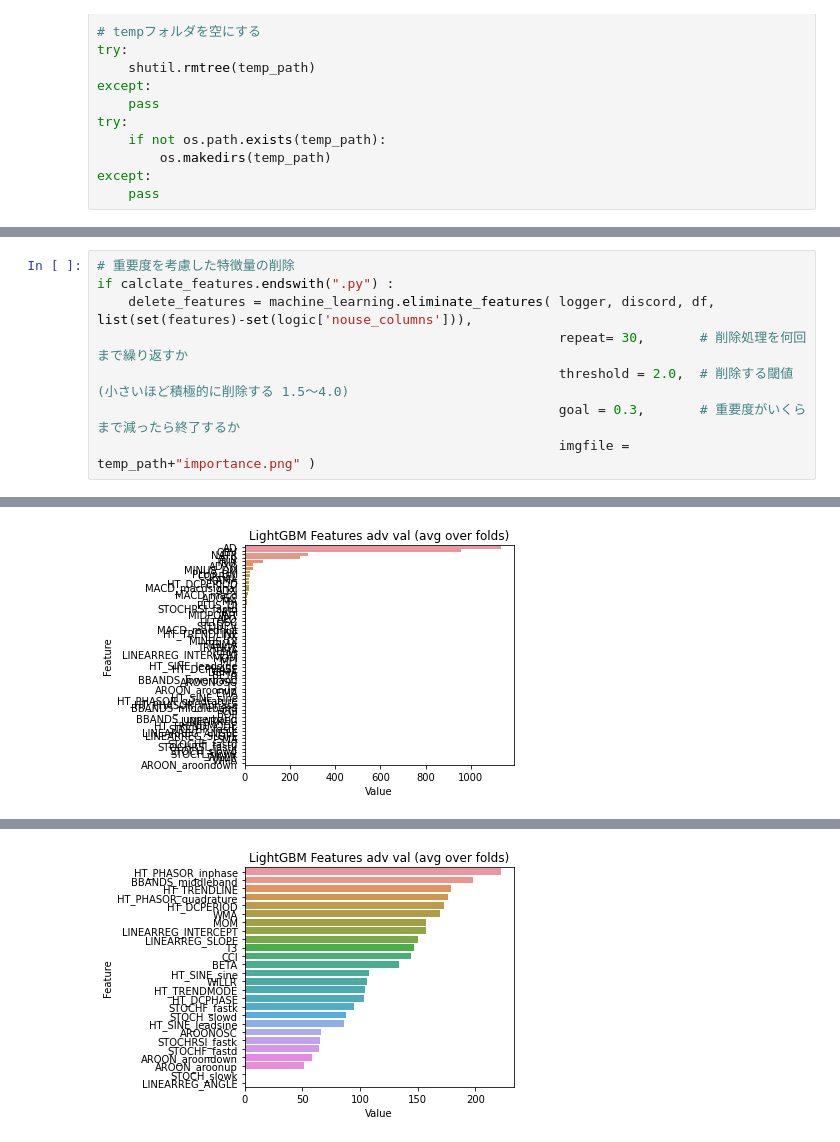
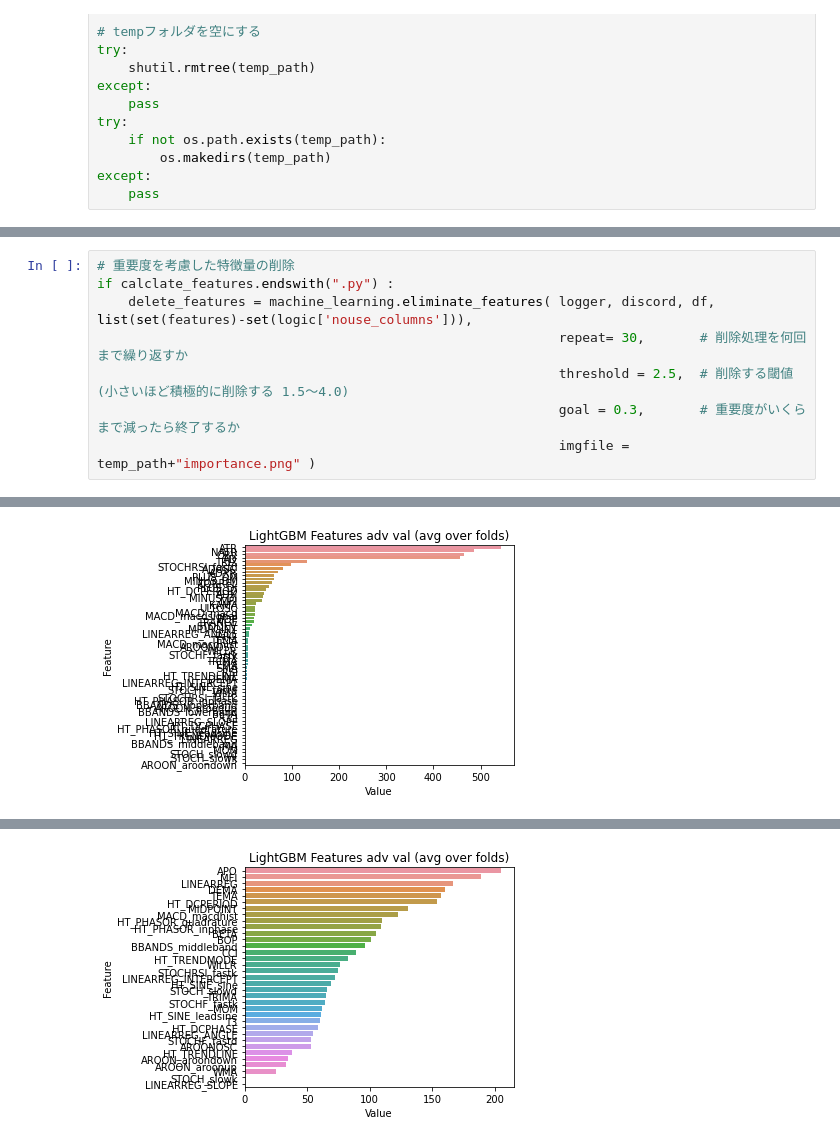
Before and after one commit to kunmosky1/model_generator, a Jupyter notebook: model_gererator.ipynb, the cells around one changed output, grey strips where cells are left out. Cells and saved outputs as stored; diff of their text form.

```diff
--- a/model_gererator.ipynb
+++ b/model_gererator.ipynb
@@ -102,7 +100,7 @@ df,features = machine_learning.calc_features(logger, logic, df)
 if calclate_features.endswith(".py") :
     delete_features = machine_learning.eliminate_features( logger, discord, df, list(set(features)-set(logic['nouse_columns'])),
                                                            repeat= 30,       # 削除処理を何回まで繰り返すか
-                                                           threshold = 2.0,  # 削除する閾値 (小さいほど積極的に削除する 1.5～4.0)
+                                                           threshold = 2.5,  # 削除する閾値 (小さいほど積極的に削除する 1.5～4.0)
                                                            goal = 0.3,       # 重要度がいくらまで減ったら終了するか
                                                            imgfile = temp_path+"importance.png" )
 # %% [output]
@@ -110 +108 @@ if calclate_features.endswith(".py") :
-[figure, old version]
+[figure, new version]
@@ -127 +127 @@ if calclate_features.endswith(".py") :
-[figure, old version]
+[figure, new version]
```
Also changed, not shown: parts of 8 cells of this notebook.
